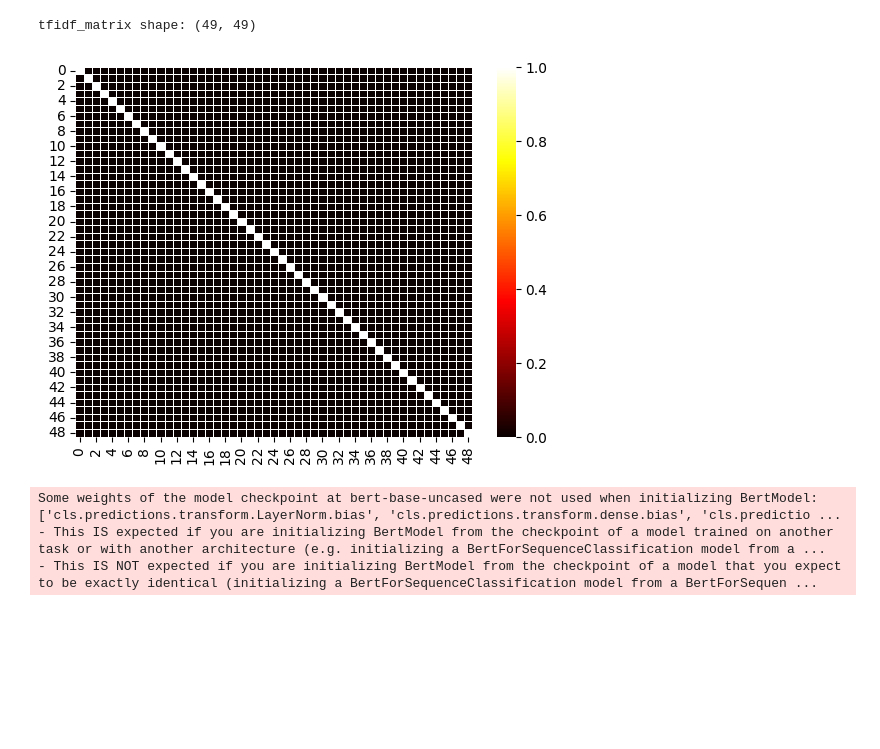
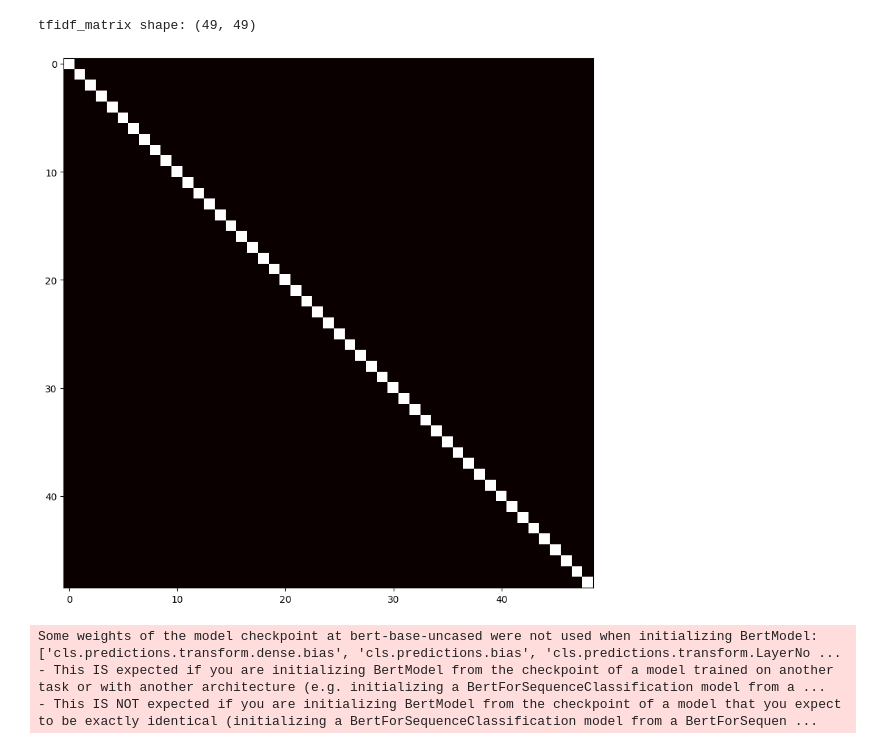
Before and after one commit to Likelion-MainHackaton-2team/Recommendation_model, a Jupyter notebook: hashtag_recommend/hashtag_similarty_model.ipynb, the cells around one changed output. Saved outputs shown, nothing was run; the diff lists cells and outputs as text; code cells hidden in the pictures; blank space fills up the shorter version.

```diff
--- a/hashtag_recommend/hashtag_similarty_model.ipynb
+++ b/hashtag_recommend/hashtag_similarty_model.ipynb
@@ -70,34 +83,17 @@ tfidf_matrix shape: (49, 49)
 # %%
 cosine_sim = cosine_similarity(tfidf_matrix, tfidf_matrix)
 
-sns.heatmap(cosine_sim, linewidths=.5, cmap='hot')
+plt.figure(figsize=(10,10))
+plt.imshow(cosine_sim, cmap='hot', interpolation='nearest')
 plt.show()
 # %% [output]
-[figure, old version]
+[figure, new version]
-# %%
-bert_tokenzier = BertTokenizer.from_pretrained('bert-base-uncased')
-bert_model = BertModel.from_pretrained('bert-base-uncased').to(device='cpu')
-bert_model.eval()
-
-def get_bert_embedding(text):
-    tokenziers = bert_tokenzier(text, return_tensors='pt', padding=True, truncation=True).to(device='cpu')
-    with torch.no_grad():
-        output = bert_model(**tokenziers)
-    return output[0][:, 0, :].squeeze(0).numpy()
-
-def get_bert_similarty(text1, text2):
-    embedding1 = get_bert_embedding(text1)
-    embedding2 = get_bert_embedding(text2)
-    return cosine_similarity(embedding1.reshape(1, -1), embedding2.reshape(1, -1))[0][0]
-
-def get_bert_similarty_list(text, text_list):
-    embedding = get_bert_embedding(text)
-    embedding_list = [get_bert_embedding(t) for t in text_list]
-    return cosine_similarity(embedding.reshape(1, -1), embedding_list)[0]
-# %% [output]
-Some weights of the model checkpoint at bert-base-uncased were not used when initializing BertModel: ['cls.predictions.transform.LayerNorm.bias', 'cls.predictions.transform.dense.bias', 'cls.predictio ...
-- This IS expected if you are initializing BertModel from the checkpoint of a model trained on another task or with another architecture (e.g. initializing a BertForSequenceClassification model from a ...
-- This IS NOT expected if you are initializing BertModel from the checkpoint of a model that you expect to be exactly identical (initializing a BertForSequenceClassification model from a BertForSequen ...
+# %%
+extractor = FeatureExtractor()
+# %% [output]
+Some weights of the model checkpoint at bert-base-uncased were not used when initializing BertModel: ['cls.predictions.transform.dense.bias', 'cls.predictions.bias', 'cls.predictions.transform.LayerNo ...
+- This IS expected if you are initializing BertModel from the checkpoint of a model trained on another task or with another architecture (e.g. initializing a BertForSequenceClassification model from a ...
+- This IS NOT expected if you are initializing BertModel from the checkpoint of a model that you expect to be exactly identical (initializing a BertForSequenceClassification model from a BertForSequen ...
 # %%
 bert_sim_list = []
 for text in tqdm(data_df['hashtag'].tolist()):
```
Also changed, not shown: parts of 6 cells of this notebook, 3 other files.
